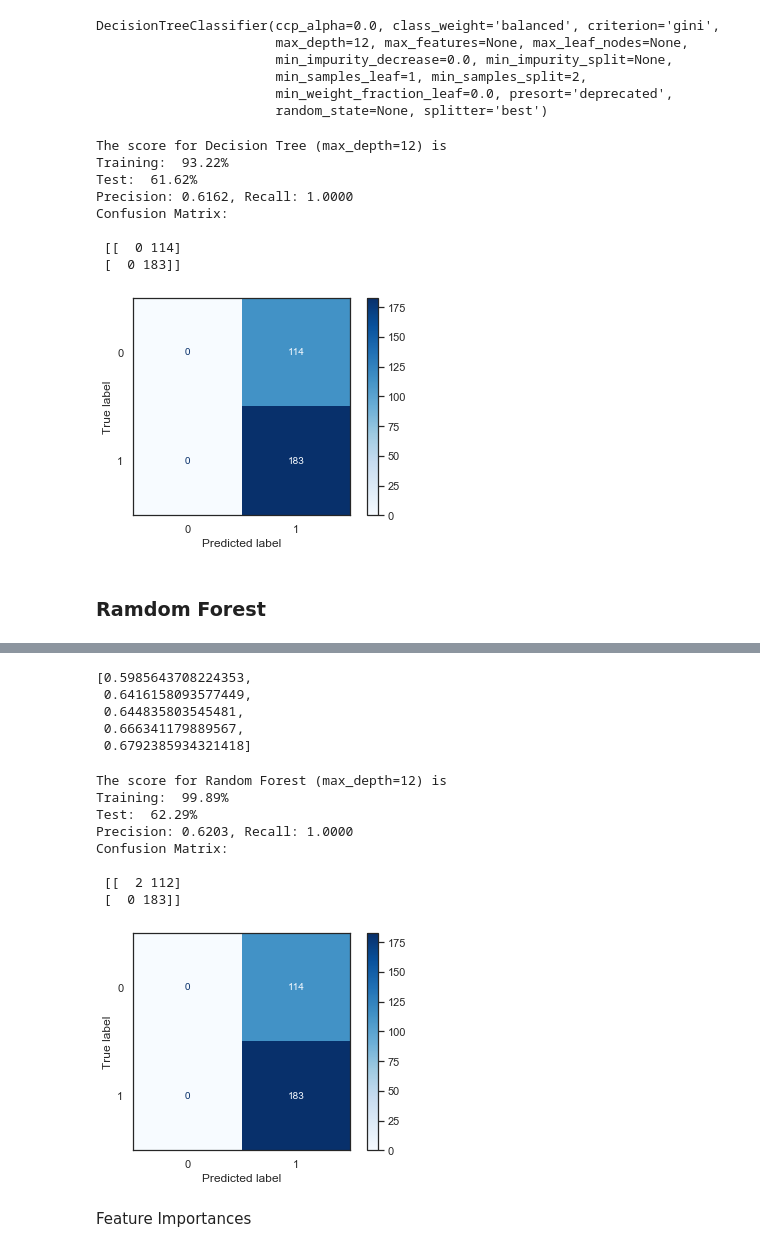
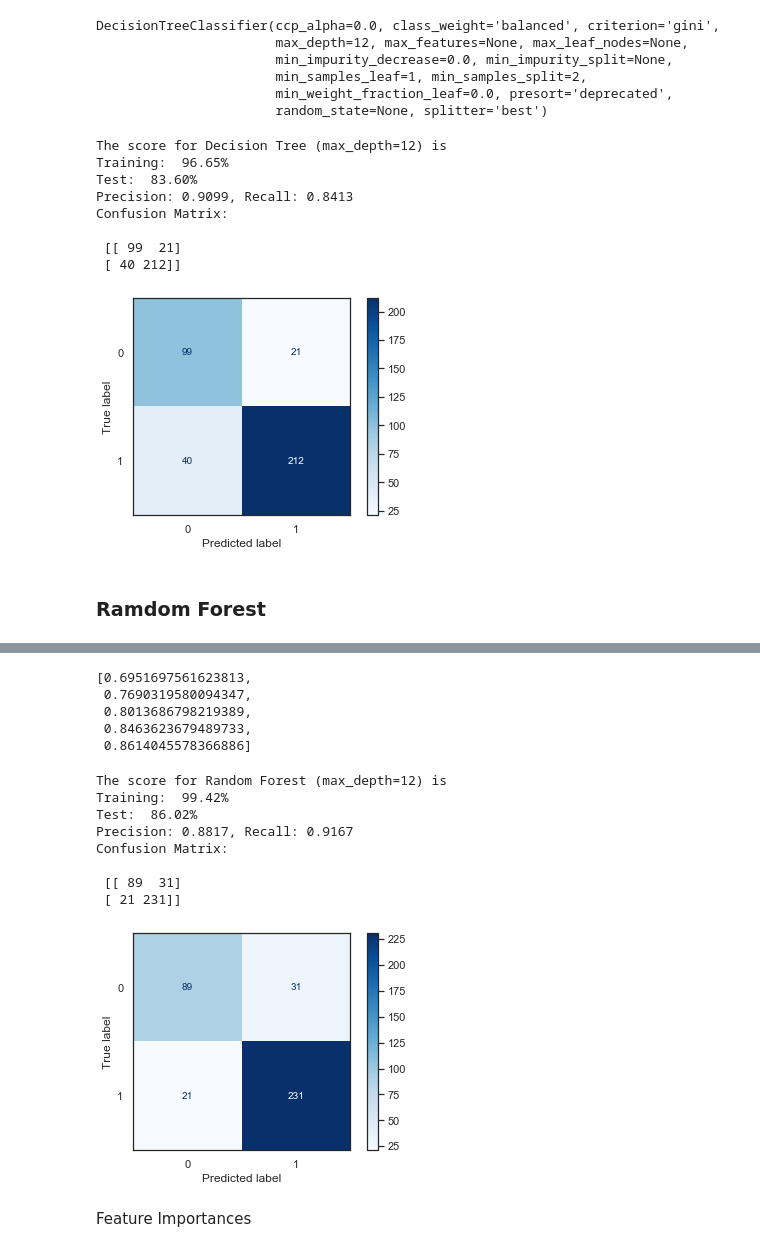
Before and after one commit to elena-du/Military-Interstate-Dispute-Analysis, a Jupyter notebook: III-Classification_ab_Econ2017_Tree_Ensamble.ipynb, the cells around one changed output, grey strips where cells are left out. Drawn from its saved outputs; the diff is of its cells as text; code cells hidden in the pictures.

```diff
--- a/III-Classification_ab_Econ2017_Tree_Ensamble.ipynb
+++ b/III-Classification_ab_Econ2017_Tree_Ensamble.ipynb
@@ -71,15 +60,25 @@ data = pd_sql.read_sql(query, connection)
 # %% [markdown]
 One Hot Encoding
 # %%
-dum_outcome = pd.get_dummies(data['outcome'], drop_first=True)
-dum_settle = pd.get_dummies(data['settle'], drop_first=True)
-dum_revision_type_1_a = pd.get_dummies(data['revision_type_1_a'], drop_first=True)
-dum_revision_type_1_b = pd.get_dummies(data['revision_type_1_b'], drop_first=True)
+dum_outcome = pd.get_dummies(data['outcome'], drop_first=True).rename(columns={
+    2.0:'VictoryB', 3.0:'YieldA', 4.0:'YieldB', 5.0:'Stalemate', 6.0:'Compromise', 7.0:'Released', 8.0:'Unclear', 9.0:'Joins_ongoing_war'
+})
+dum_settle = pd.get_dummies(data['settle'], drop_first=True).rename(columns={2.0:'Imposed', 3.0:'Not_Negotiated', 4.0:'Unclear'})
+dum_revision_type_1_a = pd.get_dummies(data['revision_type_1_a'], drop_first=True).rename(columns={
+    1.0:'Territory', 2.0:'Policy', 3.0:'Regime/government', 4.0:'Other'
+})
+dum_revision_type_1_b = pd.get_dummies(data['revision_type_1_b'], drop_first=True).rename(columns={
+    1.0:'Territory', 2.0:'Policy', 3.0:'Regime/government', 4.0:'Other'
+})
 data = data.drop(['outcome', 'settle', 'revision_type_1_a', 'revision_type_1_b'], axis=1)
 data = pd.concat([data, dum_outcome, dum_settle, dum_revision_type_1_a, dum_revision_type_1_b], axis=1)
 # %%
 data.shape
 # %% [output]
 (1238, 132)
+# %%
+data.drop('highest_hostile_action[hostility_level]', axis = 1, inplace=True)
+data['duration'] = data['mid_end']-data['mid_start']
+data.drop(['mid_end','mid_start'], axis = 1, inplace=True)
 # %%
 #data.info(verbose=True, null_counts=True)
@@ -87,0 +89,5 @@ data.drop('highest_hostile_action[hostility_level]', axis = 1, inplace=True)
+# %%
+data.drop('index', axis = 1, inplace=True)
+data.drop('maximum_diration', axis = 1, inplace=True)
+data.drop('fatality_bucket', axis = 1, inplace=True)
+data.drop('minimum_duration', axis = 1, inplace=True)
@@ -99,6 +107,6 @@ X_test = test.loc[:, test.columns != 'hostility_level']
 # %% [markdown]
 Random Split
 # %%
-X = data.loc[:, train.columns != 'hostility_level']
+X = data.loc[:, data.columns != 'hostility_level']
 y = data['hostility_level']
 X_train, X_test, y_train, y_test = train_test_split(X, y, test_size=.30, random_state=22)
@@ -220,10 +256,10 @@ print('Precision: {:6.4f}, Recall: {:6.4f}'.format(precision_score(y_test, y_pre
 print('Confusion Matrix: \n\n', confusion_matrix(y_test, tree.predict(X_test)))
 # %% [output]
 The score for Decision Tree (max_depth=12) is
-Training:  93.22%
-Test:  61.62%
-Precision: 0.6162, Recall: 1.0000
+Training:  96.65%
+Test:  83.60%
+Precision: 0.9099, Recall: 0.8413
 Confusion Matrix:
 
- [[  0 114]
- [  0 183]]
+ [[ 99  21]
+ [ 40 212]]
@@ -230,7 +272,7 @@ Confusion Matrix:
 # %%
 plot_confusion_matrix(tree, X_test, y_test, values_format='d', cmap='Blues');
 # %% [output]
-[figure, old version]
+[figure, new version]
 # %%
 #plot_tree(tree, max_depth=12);
 # %% [markdown]
@@ -263,11 +305,11 @@ GridSearchCV(cv=None, error_score=nan,
 # %%
 sorted(grid_model.cv_results_['mean_test_score'])
 # %% [output]
-[0.5985643708224353,
- 0.6416158093577449,
- 0.644835803545481,
- 0.666341179889567,
- 0.6792385934321418]
+[0.6951697561623813,
+ 0.7690319580094347,
+ 0.8013686798219389,
+ 0.8463623679489733,
+ 0.8614045578366886]
 # %%
 forest = RandomForestClassifier(class_weight='balanced',n_estimators=100, max_depth=12).fit(X_train, y_train)
 # %%
@@ -279,10 +321,10 @@ print('Precision: {:6.4f}, Recall: {:6.4f}'.format(precision_score(y_test, y_pre
 print('Confusion Matrix: \n\n', confusion_matrix(y_test, forest.predict(X_test)))
 # %% [output]
 The score for Random Forest (max_depth=12) is
-Training:  99.89%
-Test:  62.29%
-Precision: 0.6203, Recall: 1.0000
+Training:  99.42%
+Test:  86.02%
+Precision: 0.8817, Recall: 0.9167
 Confusion Matrix:
 
- [[  2 112]
- [  0 183]]
+ [[ 89  31]
+ [ 21 231]]
@@ -289,7 +337,7 @@ Confusion Matrix:
 # %%
-plot_confusion_matrix(tree, X_test, y_test, values_format='d', cmap='Blues');
+plot_confusion_matrix(forest, X_test, y_test, values_format='d', cmap='Blues');
 # %% [output]
-[figure, old version]
+[figure, new version]
 # %% [markdown]
 Feature Importances
 # %%
```
Also changed, not shown: parts of 46 cells of this notebook, 12 other files.
